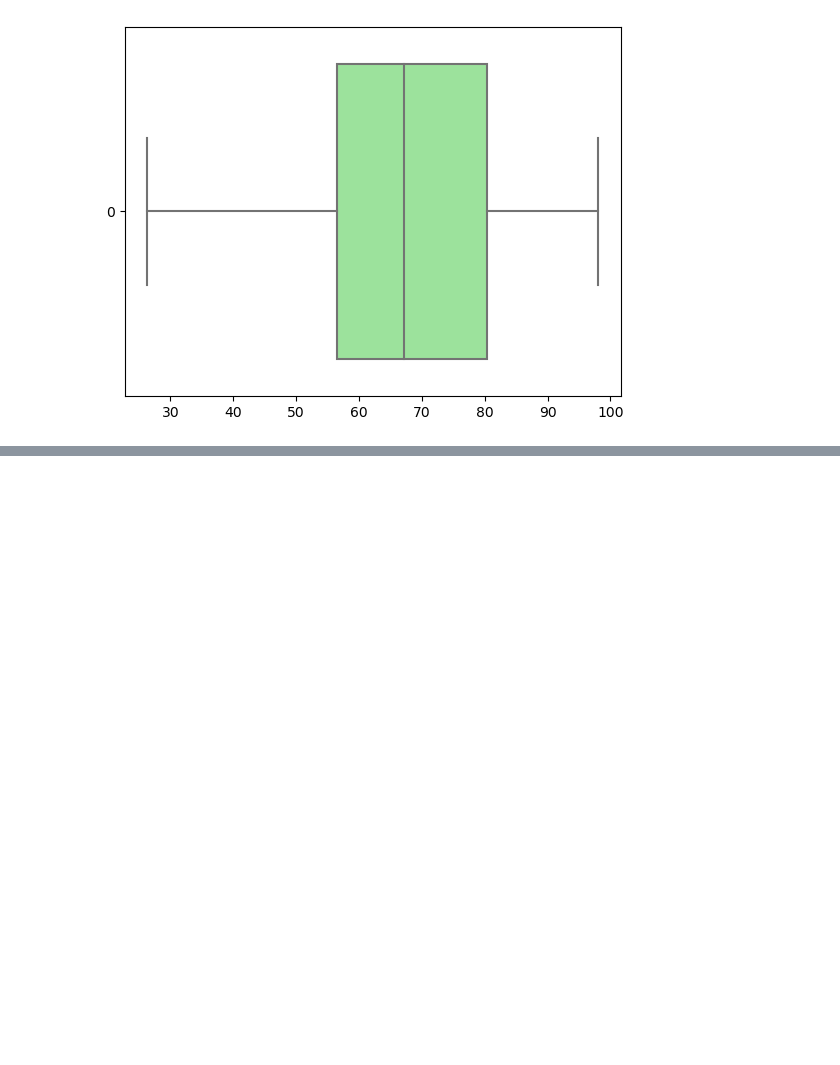
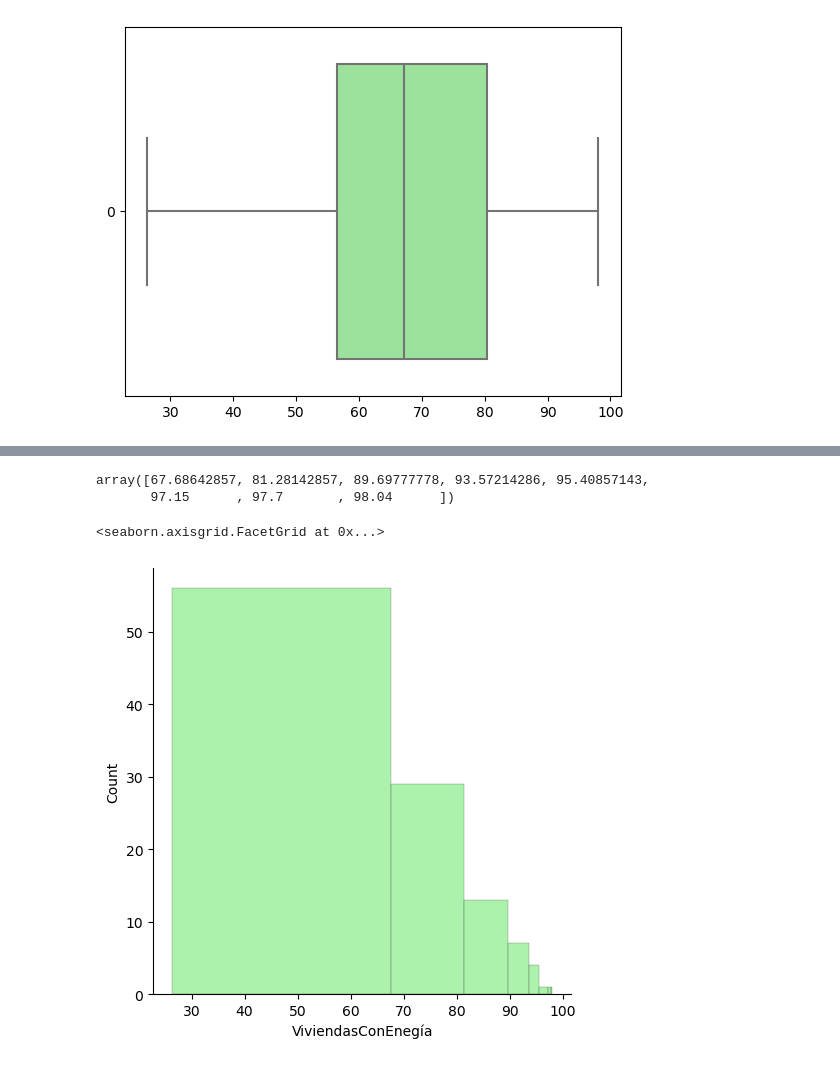
Before and after one commit to FabianRomero20/Examen2, a Jupyter notebook: Ejercicios_Finales.ipynb, the cells around one changed output, grey strips where cells are left out. Drawn from its saved outputs; the diff is of its cells as text; code cells hidden in the pictures; blank space fills up the shorter version.

```diff
--- a/Ejercicios_Finales.ipynb
+++ b/Ejercicios_Finales.ipynb
@@ -238,3 +238,28 @@ sea.boxplot(dataBolmap.ViviendasConEnegía, color='lightgreen',orient='h')
 # %% [output]
 <Axes: >
 [figure]
+# %%
+import mapclassify
+import numpy as np
+
+np.random.seed(12345) # so we all get the same results!
+
+# let's try 5 intervals
+K=5
+# same interval width, easy interpretation
+ei5 = mapclassify.EqualInterval(dataBolmap['ViviendasConEnegía'], k=K)
+# same interval width based on standard deviation, easy - but not as the previous one, poor when high skewness
+msd = mapclassify.StdMean(dataBolmap['ViviendasConEnegía'])
+# interval width varies, counts per interval are close, not easy to grasp, repeated values complicate cuts
+q5=mapclassify.Quantiles(dataBolmap['ViviendasConEnegía'],k=K)
+
+# based on similarity, good for multimodal data
+mb5 = mapclassify.MaximumBreaks(dataBolmap['ViviendasConEnegía'], k=K)
+# based on similarity, good for skewed data
+ht = mapclassify.HeadTailBreaks(dataBolmap['ViviendasConEnegía']) # no K needed
+# based on similarity, optimizer
+fj5 = mapclassify.FisherJenks(dataBolmap['ViviendasConEnegía'], k=K)
+# based on similarity, optimizer
+jc5 = mapclassify.JenksCaspall(dataBolmap['ViviendasConEnegía'], k=K)
+# based on similarity, optimizer
+mp5 = mapclassify.MaxP(dataBolmap['ViviendasConEnegía'], k=K)
@@ -240,0 +312,15 @@ sea.boxplot(dataBolmap.ViviendasConEnegía, color='lightgreen',orient='h')
+# %%
+# these are the cuts, but it is not including the min value
+ht.bins
+# %% [output]
+array([67.68642857, 81.28142857, 89.69777778, 93.57214286, 95.40857143,
+       97.15      , 97.7       , 98.04      ])
+# %%
+# completing the bins
+HT_bins=list(ht.bins)
+HT_bins.insert(0,dataBolmap.ViviendasConEnegía.min())
+# %%
+sea.displot(dataBolmap.ViviendasConEnegía, bins=HT_bins,color='lightgreen')
+# %% [output]
+<seaborn.axisgrid.FacetGrid at 0x...>
+[figure, added]
```
Also changed, not shown: parts of 15 cells of this notebook, 3 other files.
